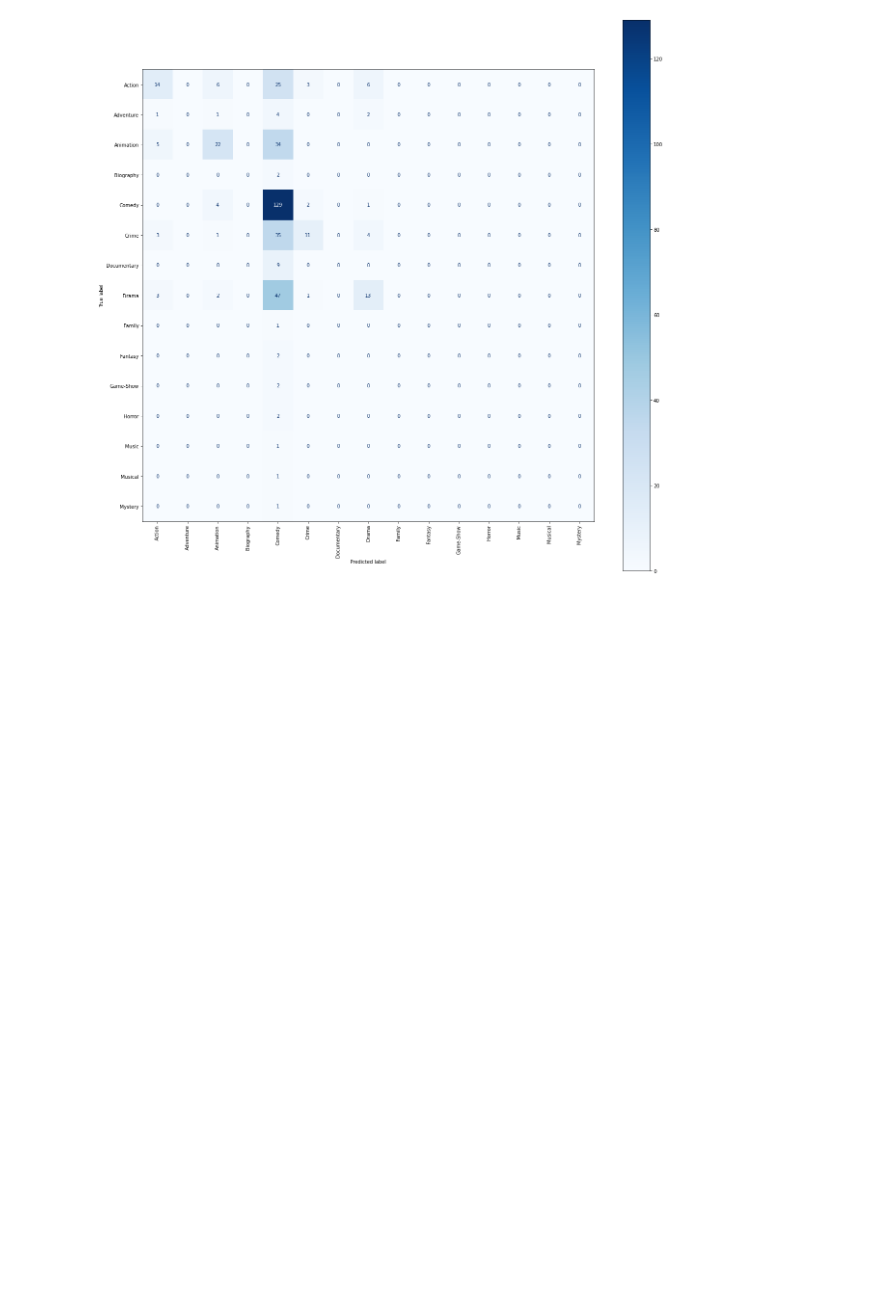
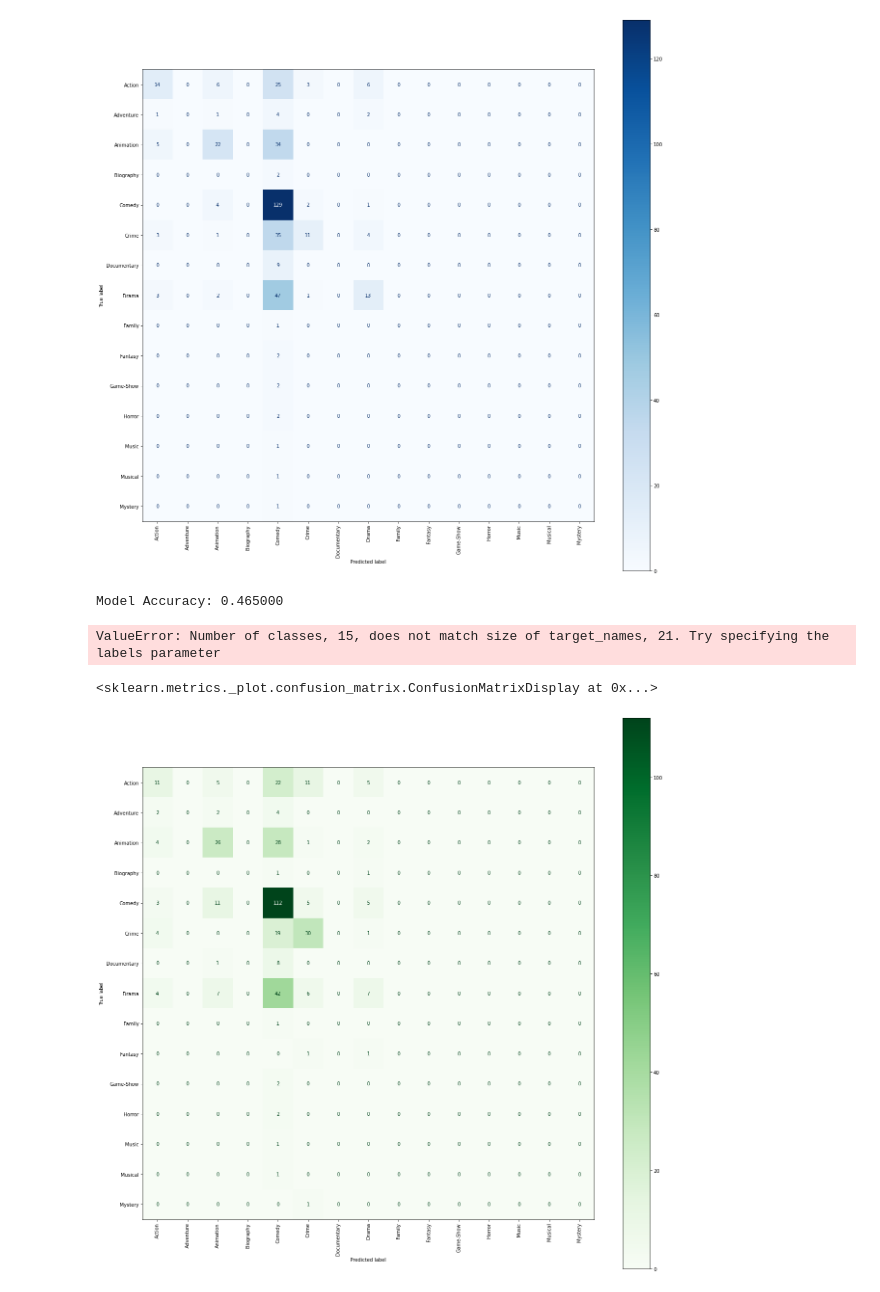
Before and after one commit to estherfarkas/MovieBooks, a Jupyter notebook: NLP_genre.ipynb, the cells around one changed output. Cells and saved outputs as stored; diff of their text form; code cells hidden in the pictures; blank space fills up the shorter version.

Commit message:
Added a genre sorter and random forest classifier

```diff
--- a/NLP_genre.ipynb
+++ b/NLP_genre.ipynb
@@ -110 +110,11 @@ Family, Fantasy, Horror           1
 Name: Genre, Length: 267, dtype: int64
+# %%
+#Maybe Changing the order of the genres will streamline the process
+def alphabetize_genre(a_string):
+    words=word_tokenize(a_string)
+    words.sort()
+    return words
+
+df['Sorted_genre']=df['Genre'].apply(alphabetize_genre)
+print('Original Genre:', df['Genre'][20])
+print('Sorted Genre: ', df['Sorted_genre'][20])
@@ -290,3 +304,35 @@ disp
 # %% [output]
 <sklearn.metrics._plot.confusion_matrix.ConfusionMatrixDisplay at 0x...>
 [figure]
+# %%
+#Random Forest Model
+rf_model= RandomForestClassifier()
+
+#Fit data
+rf_model.fit(X_train, y_train)
+
+#Predctions
+y_pred= rf_model.predict(X_test)
+y_pred_proba= rf_model.predict_proba(X_test)
+
+#accuracy
+accuracy=rf_model.score(X_test,y_test)
+print("Model Accuracy: %f" % accuracy)
+
+#Print report
+print(classification_report(y_test, y_pred, target_names=rf_model.classes_))
+# %% [output]
+Model Accuracy: 0.465000
+ValueError: Number of classes, 15, does not match size of target_names, 21. Try specifying the labels parameter
+# %%
+#Display results
+# Plot the confusion matrix of our results
+fig, ax = plt.subplots(figsize=(21, 21))
+disp = plot_confusion_matrix(rf_model, X_test, y_test,
+                             display_labels=rf_model.classes_,
+                             cmap=plt.cm.Greens, ax=ax)
+plt.xticks(rotation=90)
+disp
+# %% [output]
+<sklearn.metrics._plot.confusion_matrix.ConfusionMatrixDisplay at 0x...>
+[figure, added]
```
Also changed, not shown: parts of 4 cells of this notebook.
